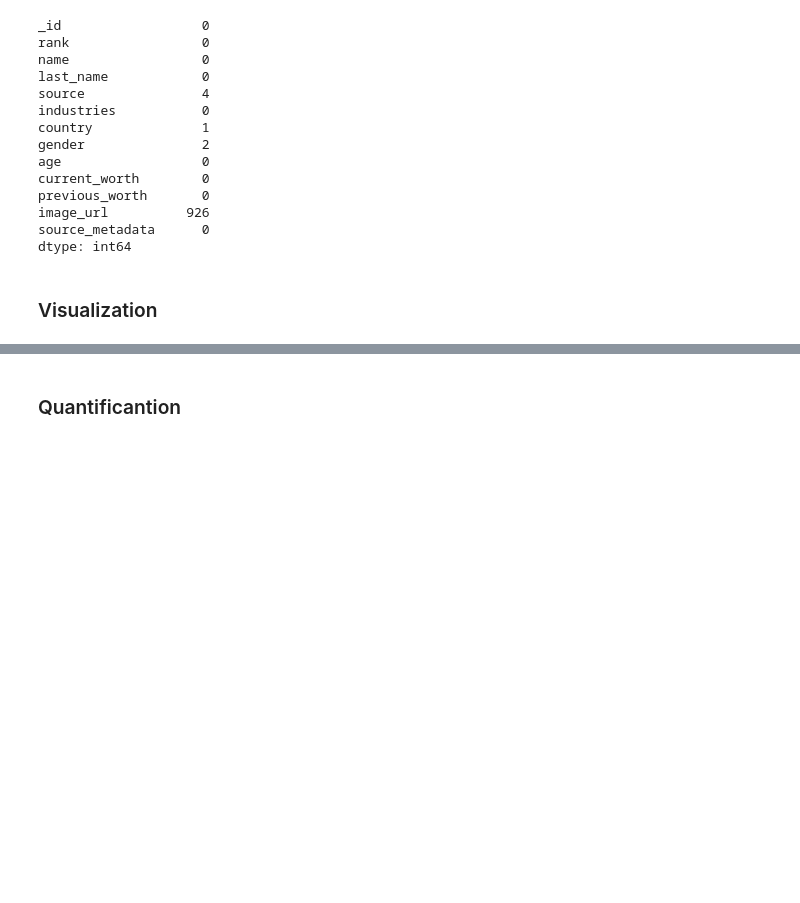
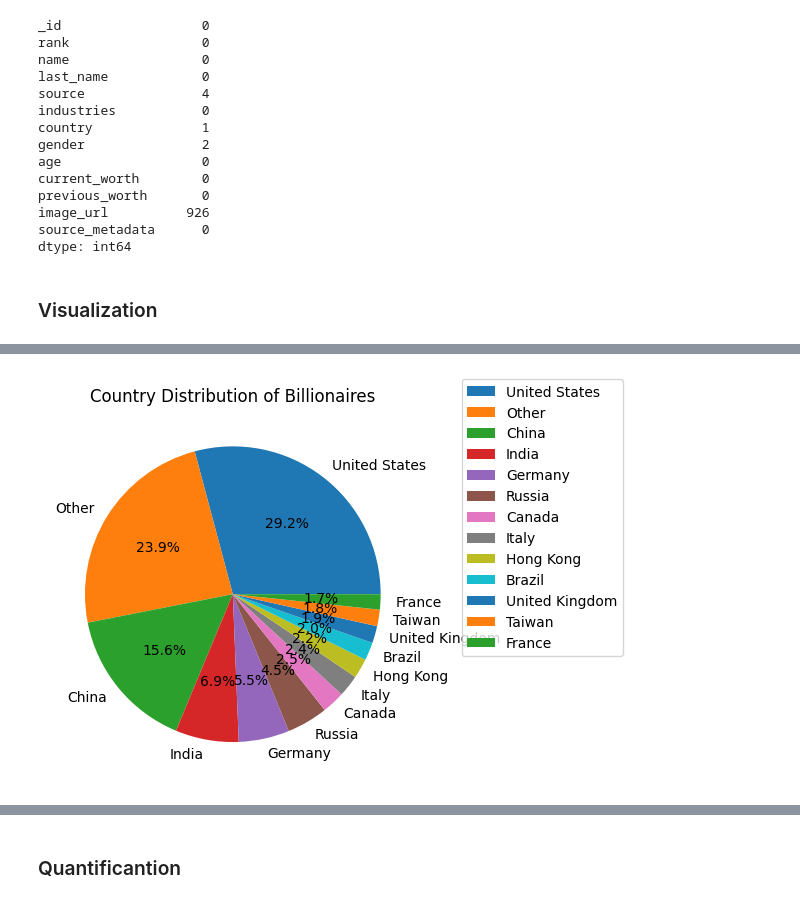
Before and after one commit to masonnicoletti/billionaire-analysis, a Jupyter notebook: pipeline/data_analysis.ipynb, the cells around one changed output, grey strips where cells are left out. Saved outputs shown, nothing was run; the diff lists cells and outputs as text; code cells hidden in the pictures; blank space fills up the shorter version.

```diff
--- a/pipeline/data_analysis.ipynb
+++ b/pipeline/data_analysis.ipynb
@@ -147,3 +147,22 @@ logger.info("Visualize billionaire age distribution")
+# %%
+# Plot the billionaire country distribution
+
+countries = df['country'].explode()
+country_counts = countries.value_counts()
+other_countries = country_counts[country_counts < 50].index
+countries_condensed = countries.where(~countries.isin(other_countries), "Other")
+countries_counts_condensed = countries_condensed.value_counts()
+
+plt.figure()
+plt.pie(countries_counts_condensed, labels=countries_counts_condensed.index, autopct='%0.1f%%')
+plt.title("Country Distribution of Billionaires")
+plt.savefig("../figures/country_distribution.png")
+plt.legend(bbox_to_anchor=(1.1, 1.1), loc='upper left')
+plt.show()
+
+logger.info("Visualize billionaire country distribution")
+# %% [output]
+[figure, added]
 # %%
 # Visualize distribution of wealth
 
```
Also changed, not shown: parts of 11 cells of this notebook, 8 other files.
